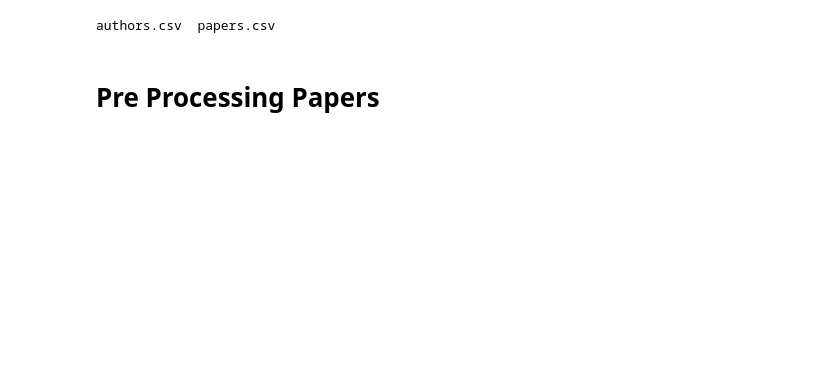
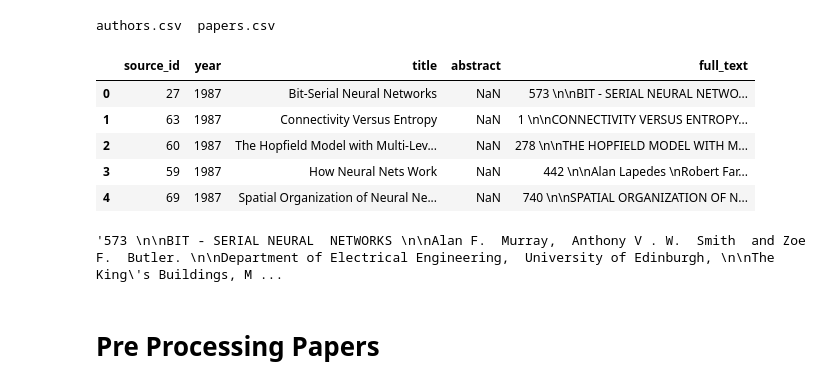
Before and after one commit to meiruv/NIPS-Papers-Analysis, a Jupyter notebook: NIPS_Topic_Modelling.ipynb, the cells around one changed output. Cells and saved outputs as stored; diff of their text form; code cells hidden in the pictures; blank space fills up the shorter version.

```diff
--- a/NIPS_Topic_Modelling.ipynb
+++ b/NIPS_Topic_Modelling.ipynb
@@ -26,5 +27,21 @@ zip_ref.close()
 !ls nips_papers
 # %% [output]
 authors.csv  papers.csv
+# %%
+import pandas as pd
+
+papers_df = pd.read_csv('nips_papers/papers.csv')
+papers_df.head()
+# %% [output]
+|  | source_id | year | title | abstract | full_text |
+| 0 | 27 | 1987 | Bit-Serial Neural Networks | NaN | 573 \n\nBIT - SERIAL NEURAL NETWO... |
+| 1 | 63 | 1987 | Connectivity Versus Entropy | NaN | 1 \n\nCONNECTIVITY VERSUS ENTROPY... |
+| 2 | 60 | 1987 | The Hopfield Model with Multi-Lev... | NaN | 278 \n\nTHE HOPFIELD MODEL WITH M... |
+| 3 | 59 | 1987 | How Neural Nets Work | NaN | 442 \n\nAlan Lapedes \nRobert Far... |
+| 4 | 69 | 1987 | Spatial Organization of Neural Ne... | NaN | 740 \n\nSPATIAL ORGANIZATION OF N... |
+# %%
+papers_df.loc[0,'full_text']
+# %% [output]
+'573 \n\nBIT - SERIAL NEURAL  NETWORKS \n\nAlan F.  Murray,  Anthony V . W.  Smith  and Zoe F.  Butler. \n\nDepartment of Electrical Engineering,  University of Edinburgh, \n\nThe King\'s Buildings, M ...
 # %% [markdown]
 # Pre Processing Papers
```
Also changed, not shown: parts of 17 cells of this notebook.
